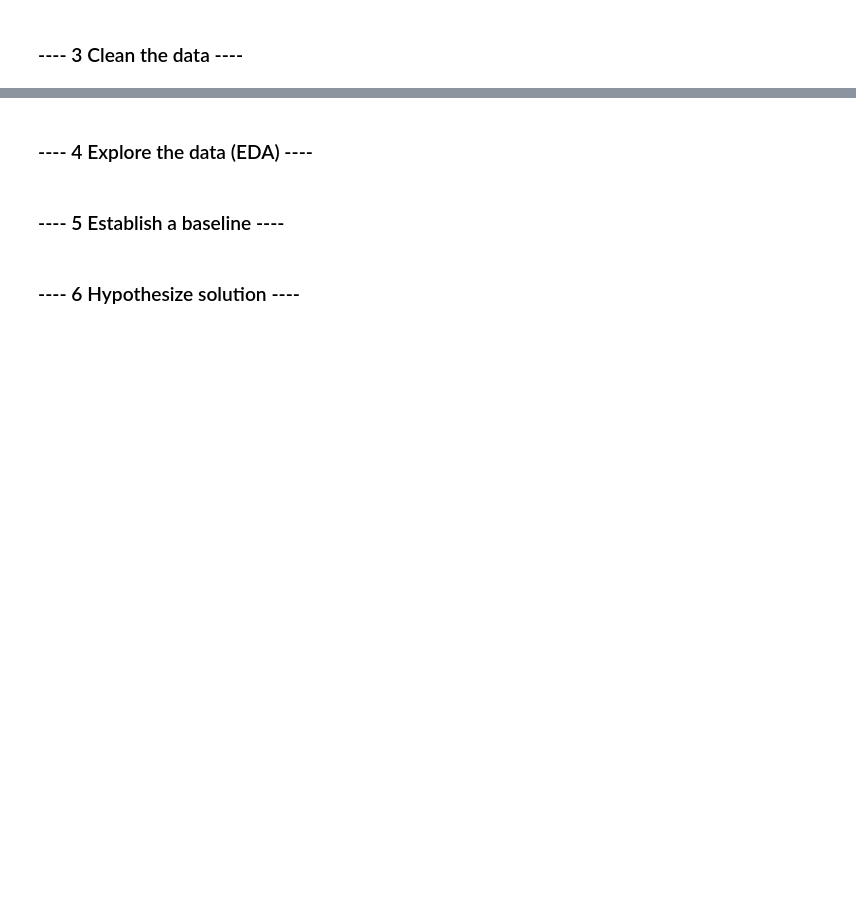
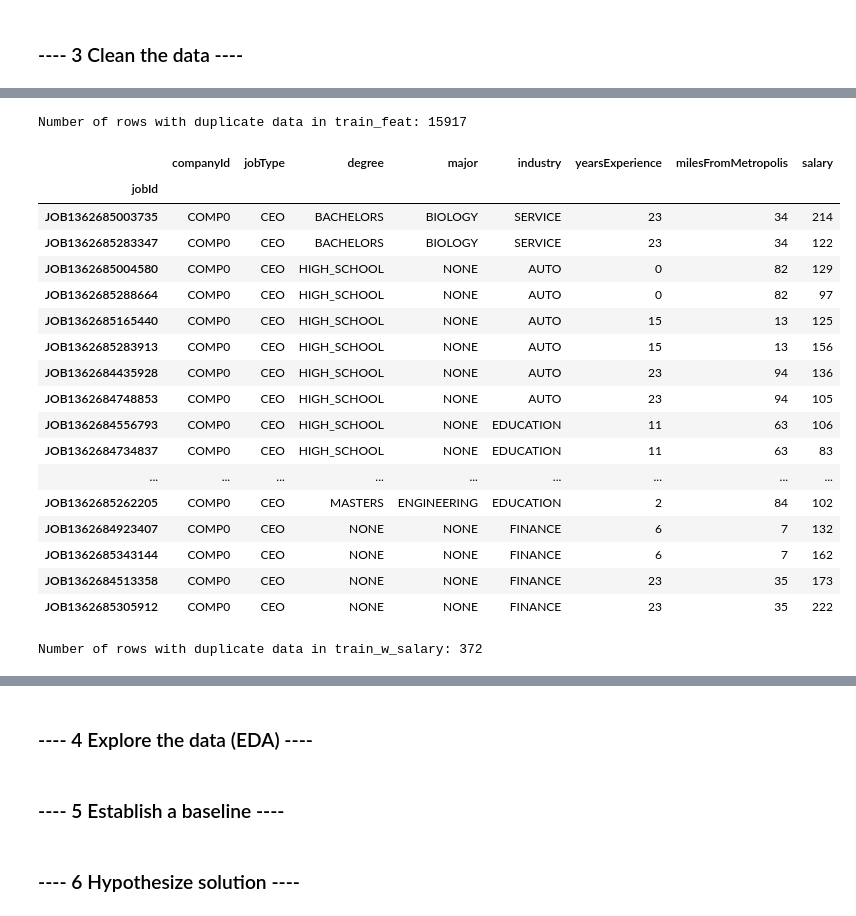
Before and after one commit to stevers28/salarypredictionportfolio, a Jupyter notebook: Salary_Prediction_Notebook.ipynb, the cells around one changed output, grey strips where cells are left out. Drawn from its saved outputs; the diff is of its cells as text; code cells hidden in the pictures; blank space fills up the shorter version.

Commit message:
Updated problem definition and data cleaning steps

```diff
--- a/Salary_Prediction_Notebook.ipynb
+++ b/Salary_Prediction_Notebook.ipynb
@@ -25,5 +54,6 @@ __email__ = "steve@ranksmarts.com"
 # %% [markdown]
 ### ---- 2 Load the data ----
 # %%
-train_feat = pd.read_csv('data/train_features.csv')
+train_feat = pd.read_csv('data/train_features.csv',index_col='jobId')
+print("Rows and columns in train_feat:",train_feat.shape)
 train_feat.head(3)
@@ -30,3 +67,4 @@ train_feat.head(3)
 # %%
-train_salaries = pd.read_csv('data/train_salaries.csv')
+train_salaries = pd.read_csv('data/train_salaries.csv',index_col='jobId')
+print("Rows and columns in train_salaries:",train_salaries.shape)
 train_salaries.head(3)
@@ -39,0 +91,4 @@ test_feat.head(3)
+# %%
+train_w_salary = train_feat.join(train_salaries)
+print("Rows and columns in train_w_salary:",test_feat.shape)
+train_w_salary.head(3)
@@ -39,0 +102,39 @@ test_feat.head(3)
+# %%
+#Check for duplicates in all other feature columns
+
+features = ['companyId', 'jobType', 'degree', 'major', 'industry',
+       'yearsExperience', 'milesFromMetropolis']
+
+train_feat_dups = train_feat[train_feat.duplicated(features,keep=False)]
+print("Number of rows with duplicate data in train_feat:",len(train_feat_dups))
+# %% [output]
+Number of rows with duplicate data in train_feat: 15917
+# %%
+train_w_salary[train_feat.duplicated(features,keep=False)].sort_values(features).head(30)
+# %% [output]
+|  | companyId | jobType | degree | major | industry | yearsExperience | milesFromMetropolis | salary |
+| jobId |  |  |  |  |  |  |  |  |
+| JOB1362685003735 | COMP0 | CEO | BACHELORS | BIOLOGY | SERVICE | 23 | 34 | 214 |
+| JOB1362685283347 | COMP0 | CEO | BACHELORS | BIOLOGY | SERVICE | 23 | 34 | 122 |
+| JOB1362685004580 | COMP0 | CEO | HIGH_SCHOOL | NONE | AUTO | 0 | 82 | 129 |
+| JOB1362685288664 | COMP0 | CEO | HIGH_SCHOOL | NONE | AUTO | 0 | 82 | 97 |
+| JOB1362685165440 | COMP0 | CEO | HIGH_SCHOOL | NONE | AUTO | 15 | 13 | 125 |
+| JOB1362685283913 | COMP0 | CEO | HIGH_SCHOOL | NONE | AUTO | 15 | 13 | 156 |
+| JOB1362684435928 | COMP0 | CEO | HIGH_SCHOOL | NONE | AUTO | 23 | 94 | 136 |
+| JOB1362684748853 | COMP0 | CEO | HIGH_SCHOOL | NONE | AUTO | 23 | 94 | 105 |
+| JOB1362684556793 | COMP0 | CEO | HIGH_SCHOOL | NONE | EDUCATION | 11 | 63 | 106 |
+| JOB1362684734837 | COMP0 | CEO | HIGH_SCHOOL | NONE | EDUCATION | 11 | 63 | 83 |
+| ... | ... | ... | ... | ... | ... | ... | ... | ... |
+| JOB1362685262205 | COMP0 | CEO | MASTERS | ENGINEERING | EDUCATION | 2 | 84 | 102 |
+| JOB1362684923407 | COMP0 | CEO | NONE | NONE | FINANCE | 6 | 7 | 132 |
+| JOB1362685343144 | COMP0 | CEO | NONE | NONE | FINANCE | 6 | 7 | 162 |
+| JOB1362684513358 | COMP0 | CEO | NONE | NONE | FINANCE | 23 | 35 | 173 |
+| JOB1362685305912 | COMP0 | CEO | NONE | NONE | FINANCE | 23 | 35 | 222 |
+# %%
+features2 = ['companyId', 'jobType', 'degree', 'major', 'industry',
+       'yearsExperience', 'milesFromMetropolis', 'salary']
+
+train_w_salary_dups = train_w_salary[train_w_salary.duplicated(features2,keep=False)]
+print("Number of rows with duplicate data in train_w_salary:",len(train_w_salary_dups))
+# %% [output]
+Number of rows with duplicate data in train_w_salary: 372
```
Also changed, not shown: parts of 9 cells of this notebook.
